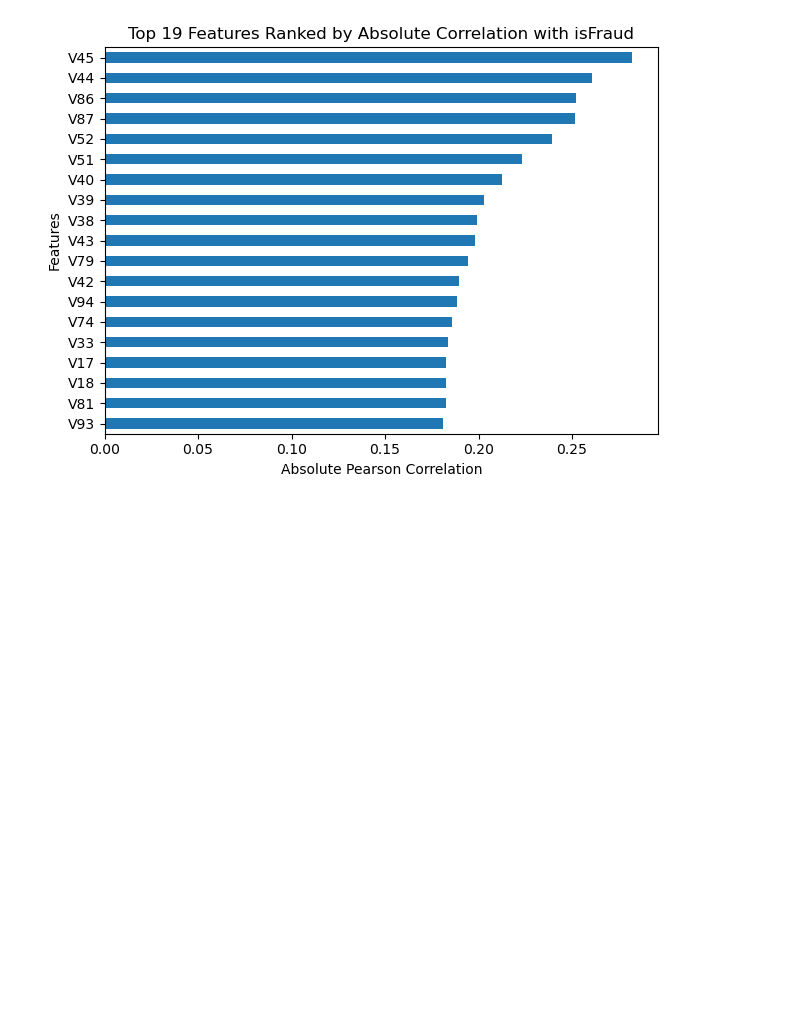
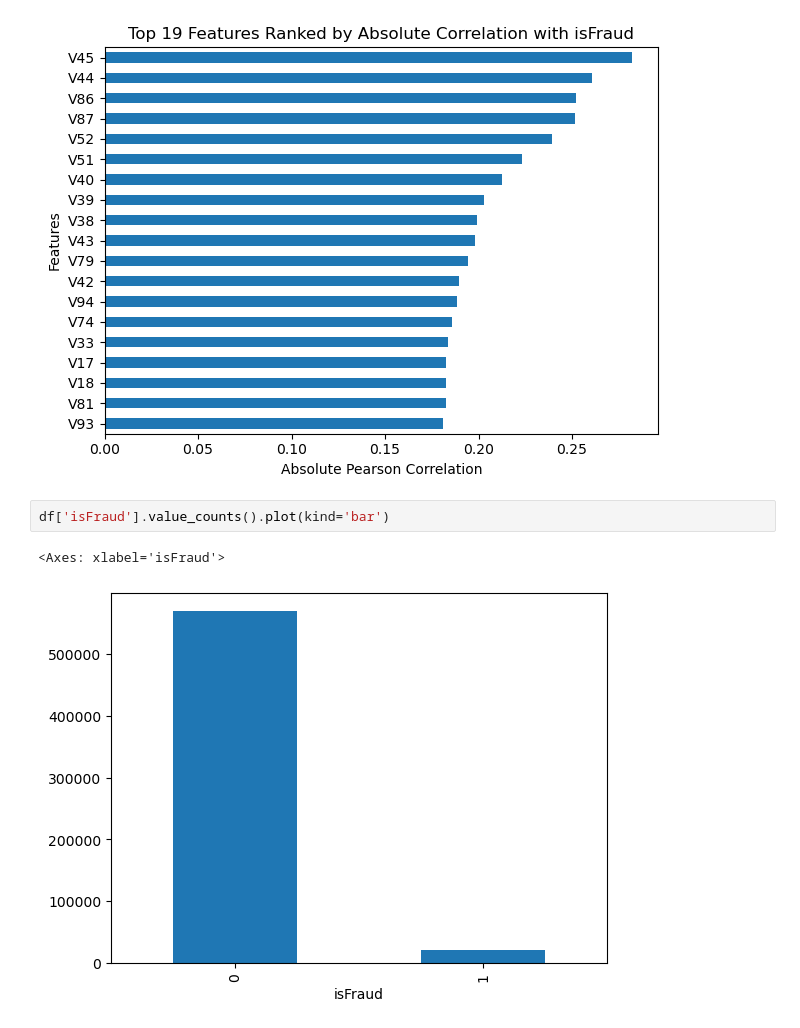
Before and after one commit to JerickAng/Big-Data-Fraud-Detection, a Jupyter notebook: notebooks/eda_preprocessing.ipynb, the cells around one changed output. Drawn from its saved outputs; the diff is of its cells as text; blank space fills up the shorter version.

```diff
--- a/notebooks/eda_preprocessing.ipynb
+++ b/notebooks/eda_preprocessing.ipynb
@@ -246,3 +246,8 @@ plt.tight_layout()
 plt.show()
 # %% [output]
 [figure]
+# %%
+df['isFraud'].value_counts().plot(kind='bar')
+# %% [output]
+<Axes: xlabel='isFraud'>
+[figure, added]
```
